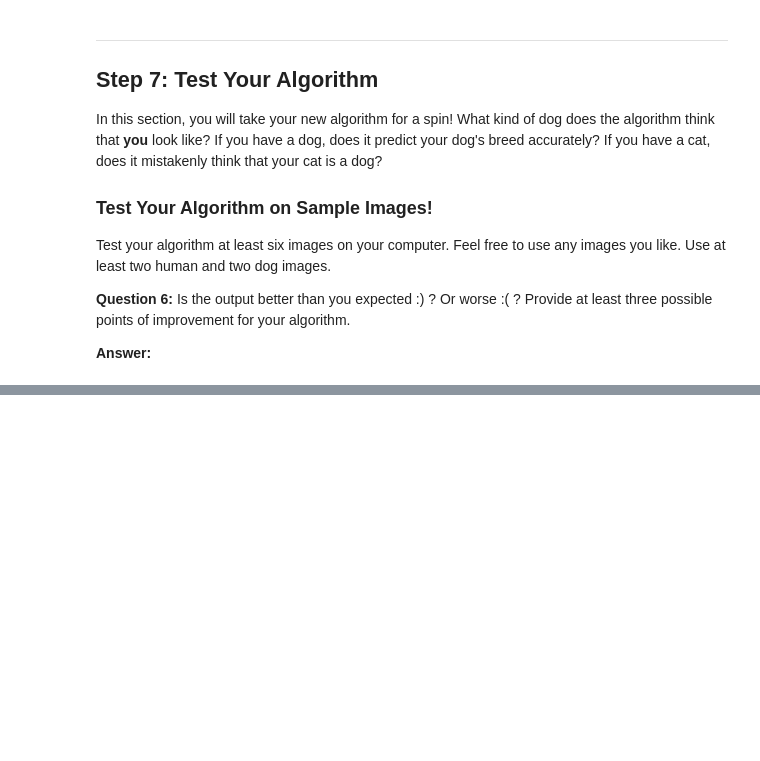
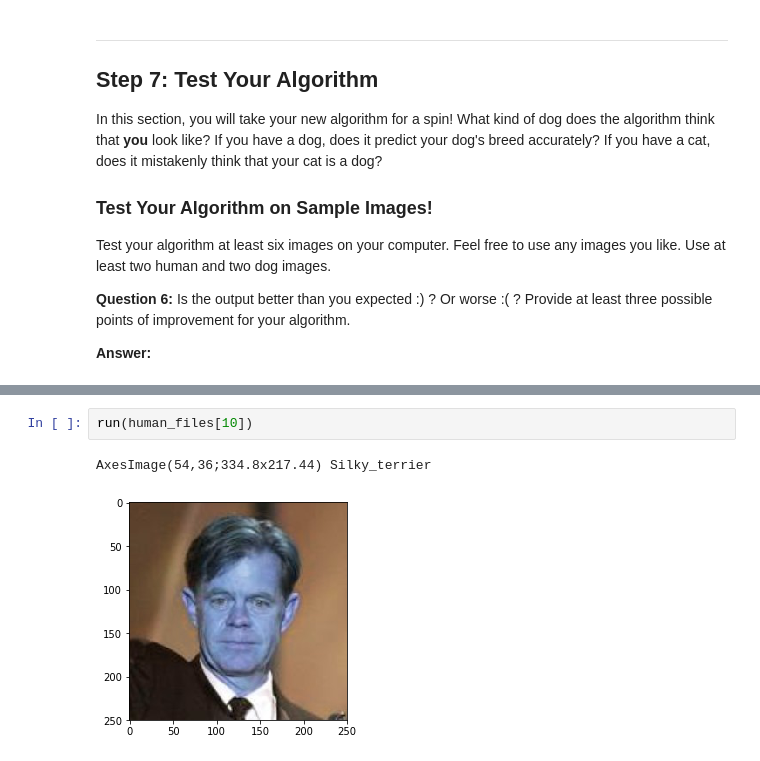
Before and after one commit to markdyousef/dog-project, a Jupyter notebook: dog_app.ipynb, the cells around one changed output, grey strips where cells are left out. Saved outputs shown, nothing was run; the diff lists cells and outputs as text; blank space fills up the shorter version.

```diff
--- a/dog_app.ipynb
+++ b/dog_app.ipynb
@@ -852,0 +856,5 @@ ValueError: Error when checking : expected input_1 to have shape (None, 224, 224
+# %%
+run(human_files[10])
+# %% [output]
+AxesImage(54,36;334.8x217.44) Silky_terrier
+[figure, added]
```
Also changed, not shown: parts of 13 cells of this notebook, 3 other files.
